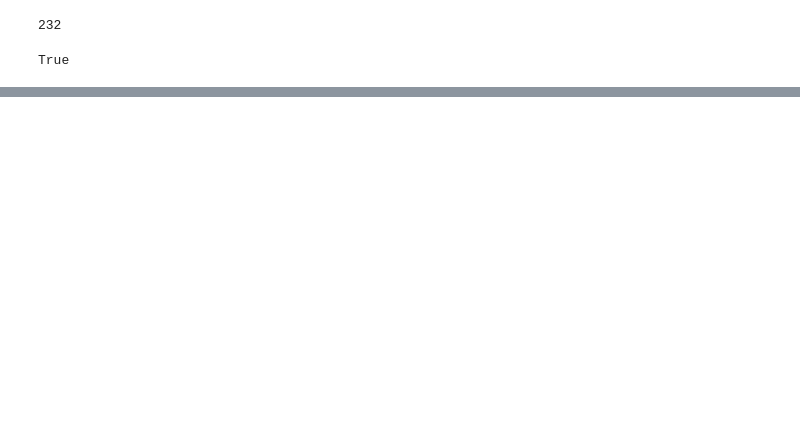
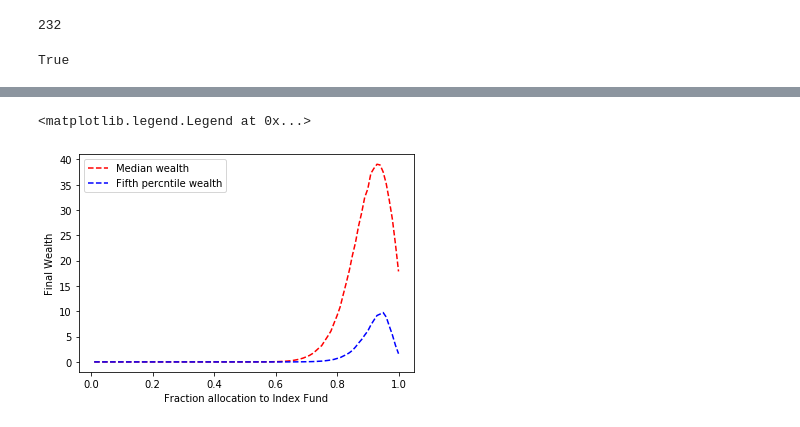
Before and after one commit to hprithvi/nifty_misbehaviour, a Jupyter notebook: Safe Haven Bets.ipynb, the cells around one changed output, grey strips where cells are left out. Cells and saved outputs as stored; diff of their text form; code cells hidden in the pictures; blank space fills up the shorter version.

```diff
--- a/Safe Haven Bets.ipynb
+++ b/Safe Haven Bets.ipynb
@@ -339,0 +264,13 @@ from matplotlib import pyplot
+# %%
+x_axis = list(insur_index_wealth[0].keys())
+y_axis_median = list(insur_index_wealth[0].values())
+y_axis_fifth_perc= list(insur_index_wealth[1].values())
+plt.plot(x_axis, y_axis_median, 'r--')
+
+plt.plot(x_axis, y_axis_fifth_perc, 'b--')
+plt.xlabel('Fraction allocation to Index Fund')
+plt.ylabel('Final Wealth')
+plt.legend([ 'Median wealth', 'Fifth percntile wealth'],loc = 'upper left')
+# %% [output]
+<matplotlib.legend.Legend at 0x...>
+[figure, added]
```
Also changed, not shown: parts of 20 cells of this notebook.
